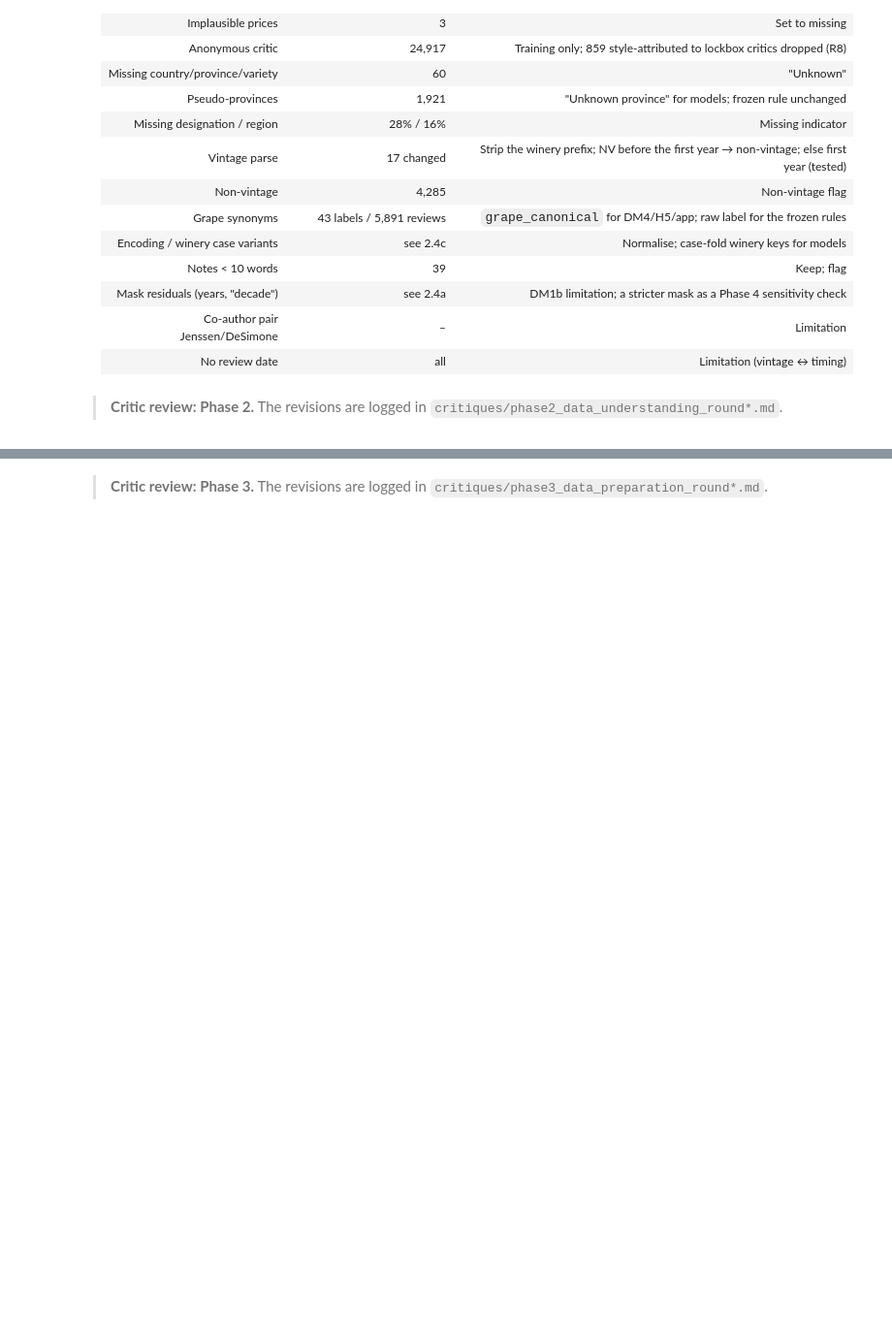
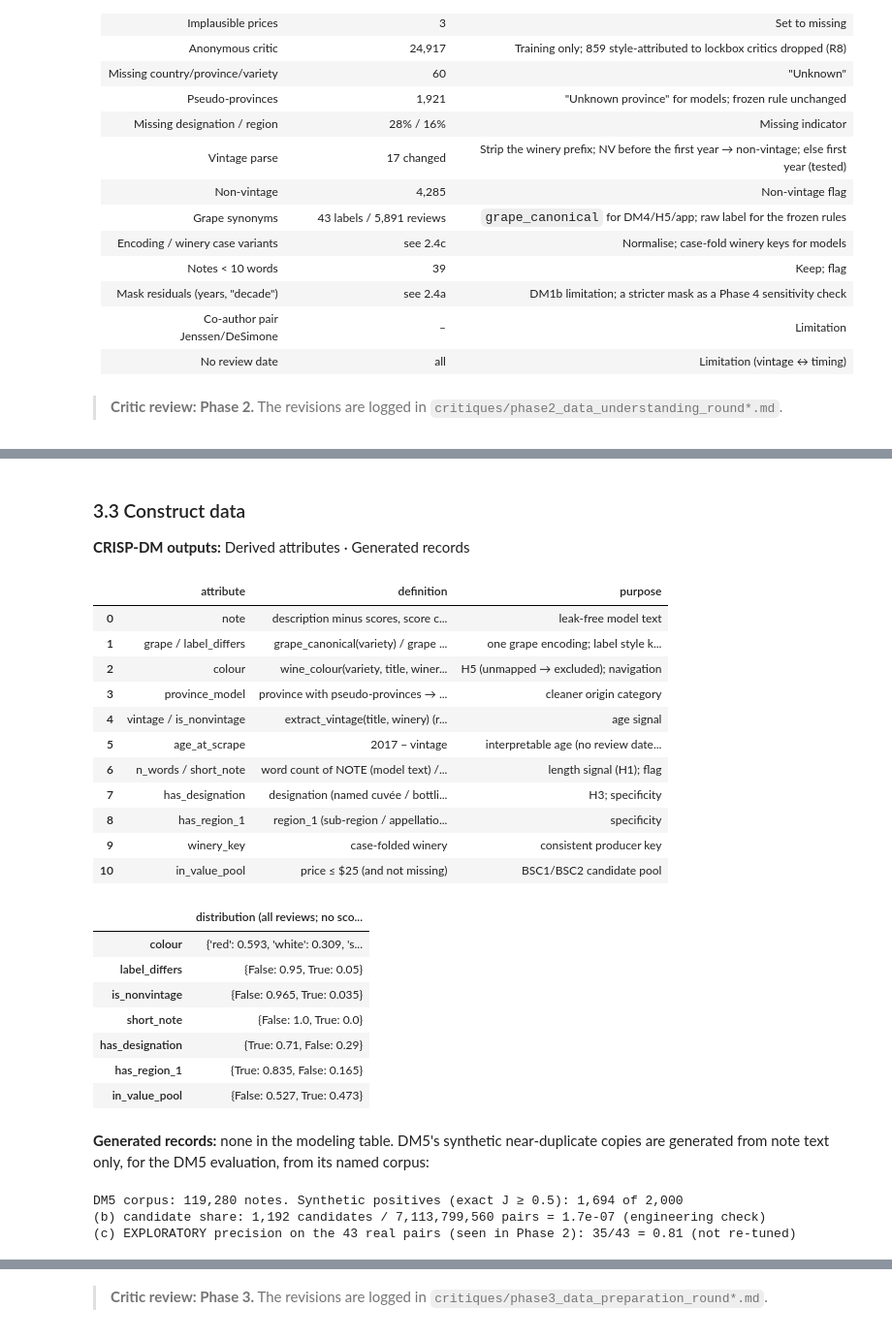
Before and after one commit to anita-agasaveeran/Assignment4, a Jupyter notebook: 01_CRISP-DM_Wine_Value/notebooks/CRISP_DM_Wine_Value.ipynb, the cells around one changed output, grey strips where cells are left out. Shown at 97% size. Saved outputs shown, nothing was run; the diff lists cells and outputs as text; code cells hidden in the pictures; blank space fills up the shorter version.

```diff
--- a/01_CRISP-DM_Wine_Value/notebooks/CRISP_DM_Wine_Value.ipynb
+++ b/01_CRISP-DM_Wine_Value/notebooks/CRISP_DM_Wine_Value.ipynb
@@ -1323,0 +1424,58 @@ held-out Mike DeSimone notes: 92; predicted as Jeff Jenssen: 6.5%; correctly att
+# %% [markdown]
+### 3.3 Construct data
+
+**CRISP-DM outputs:** Derived attributes · Generated records
+# %%
+derived = pd.DataFrame([
+    ("note", "description minus scores, score commentary, verdict labels; prices → _price_", "leak-free model text"),
+    ("grape / label_differs", "grape_canonical(variety) / grape ≠ raw label", "one grape encoding; label style kept as a flag"),
+    ("colour", "wine_colour(variety, title, winery, description); text only, never scores", "H5 (unmapped → excluded); navigation"),
+    ("province_model", "province with pseudo-provinces → 'Unknown province'", "cleaner origin category"),
+    ("vintage / is_nonvintage", "extract_vintage(title, winery) (revised rule + NV guard)", "age signal"),
+    ("age_at_scrape", "2017 − vintage", "interpretable age (no review date exists)"),
+    ("n_words / short_note", "word count of NOTE (model text) / < 10 words", "length signal (H1); flag"),
+    ("has_designation", "designation (named cuvée / bottling) present", "H3; specificity"),
+    ("has_region_1", "region_1 (sub-region / appellation) present", "specificity"),
+    ("winery_key", "case-folded winery", "consistent producer key"),
+    ("in_value_pool", "price ≤ $25 (and not missing)", "BSC1/BSC2 candidate pool"),
+], columns=["attribute", "definition", "purpose"])
+display(derived)
+display(prep[["colour", "label_differs", "is_nonvintage", "short_note", "has_designation", "has_region_1", "in_value_pool"]]
+        .apply(lambda s: s.value_counts(normalize=True).round(3).to_dict()).to_frame("distribution (all reviews; no scores)"))
+# %% [output]
+|  | attribute | definition | purpose |
+| 0 | note | description minus scores, score c... | leak-free model text |
+| 1 | grape / label_differs | grape_canonical(variety) / grape ... | one grape encoding; label style k... |
+| 2 | colour | wine_colour(variety, title, winer... | H5 (unmapped → excluded); navigation |
+| 3 | province_model | province with pseudo-provinces → ... | cleaner origin category |
+| 4 | vintage / is_nonvintage | extract_vintage(title, winery) (r... | age signal |
+| 5 | age_at_scrape | 2017 − vintage | interpretable age (no review date... |
+| 6 | n_words / short_note | word count of NOTE (model text) /... | length signal (H1); flag |
+| 7 | has_designation | designation (named cuvée / bottli... | H3; specificity |
+| 8 | has_region_1 | region_1 (sub-region / appellatio... | specificity |
+| 9 | winery_key | case-folded winery | consistent producer key |
+| 10 | in_value_pool | price ≤ $25 (and not missing) | BSC1/BSC2 candidate pool |
+|  | distribution (all reviews; no sco... |
+| colour | {'red': 0.593, 'white': 0.309, 's... |
+| label_differs | {False: 0.95, True: 0.05} |
+| is_nonvintage | {False: 0.965, True: 0.035} |
+| short_note | {False: 1.0, True: 0.0} |
+| has_designation | {True: 0.71, False: 0.29} |
+| has_region_1 | {True: 0.835, False: 0.165} |
+| in_value_pool | {False: 0.527, True: 0.473} |
+# %% [markdown]
+**Generated records:** none in the modeling table. DM5's synthetic near-duplicate copies are generated from note text only, for the DM5 evaluation, from its named corpus:
+# %%
+from winevalue.similarity import detect_near_duplicates, is_true_duplicate, synthetic_copies
+dm5_corpus, _ = prepare(raw, stop_before="near_duplicates")
+syn = synthetic_copies(dm5_corpus["description"])
+pairs = detect_near_duplicates(dm5_corpus["description"])
+n_pairs_total = len(dm5_corpus) * (len(dm5_corpus) - 1) / 2
+labels = [is_true_duplicate(dm5_corpus.loc[i], dm5_corpus.loc[j]) for i, j in zip(pairs.i, pairs.j)]
+print(f"DM5 corpus: {len(dm5_corpus):,} notes. Synthetic positives (exact J ≥ {config.DM5_TAU}): {(syn.jaccard >= config.DM5_TAU).sum():,} of {len(syn):,}")
+print(f"(b) candidate share: {pairs.attrs['n_candidates']:,} candidates / {n_pairs_total:,.0f} pairs = {pairs.attrs['n_candidates'] / n_pairs_total:.1e} (engineering check)")
+print(f"(c) EXPLORATORY precision on the {len(pairs)} real pairs (seen in Phase 2): {sum(labels)}/{len(labels)} = {np.mean(labels):.2f} (not re-tuned)")
+# %% [output]
+DM5 corpus: 119,280 notes. Synthetic positives (exact J ≥ 0.5): 1,694 of 2,000
+(b) candidate share: 1,192 candidates / 7,113,799,560 pairs = 1.7e-07 (engineering check)
+(c) EXPLORATORY precision on the 43 real pairs (seen in Phase 2): 35/43 = 0.81 (not re-tuned)
```
Also changed, not shown: parts of 32 cells of this notebook, 18 other files.
